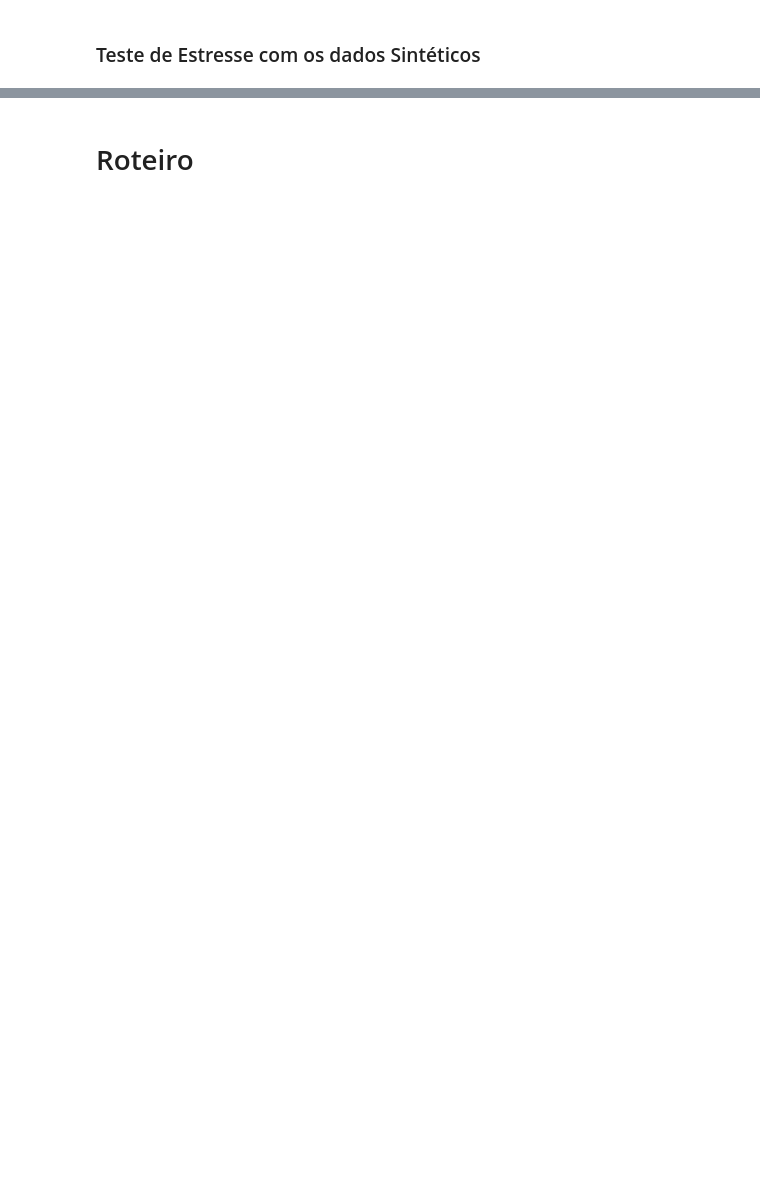
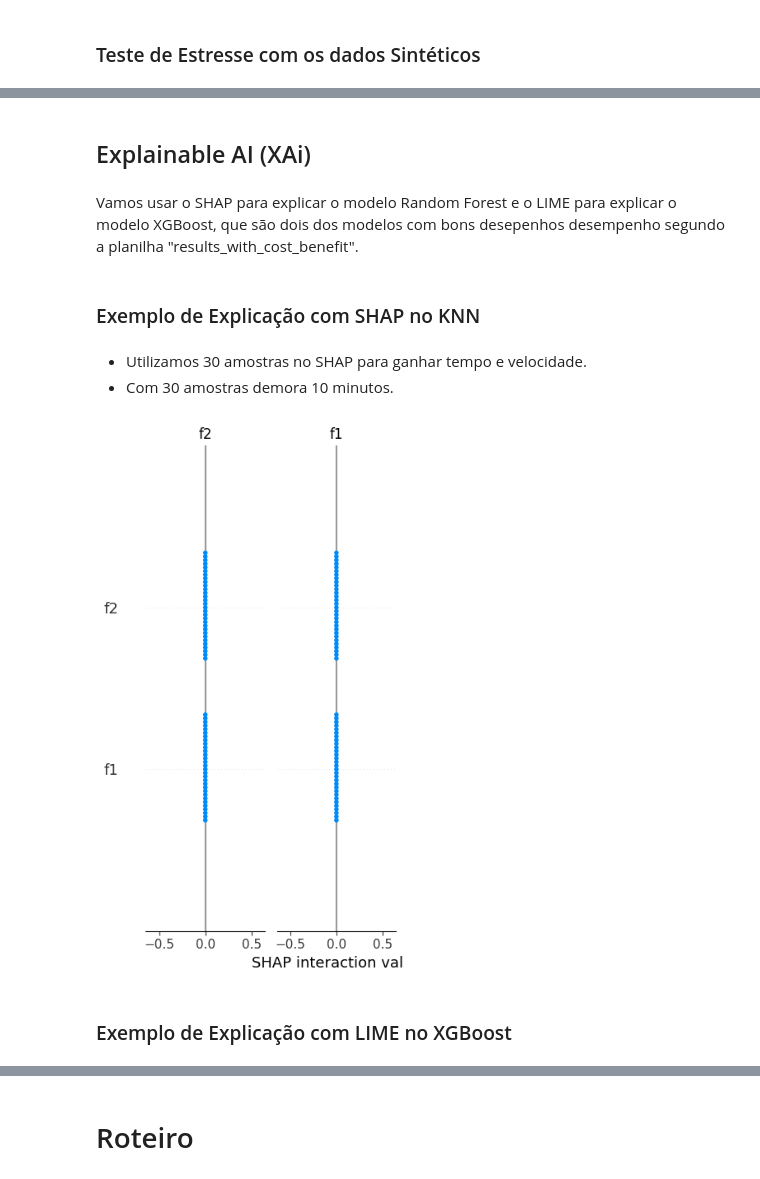
Before and after one commit to williamlapa/mestrado_mineracao, a Jupyter notebook: notebook_experimento.ipynb, the cells around one changed output, grey strips where cells are left out. Cells and saved outputs as stored; diff of their text form; code cells hidden in the pictures; blank space fills up the shorter version.

```diff
--- a/notebook_experimento.ipynb
+++ b/notebook_experimento.ipynb
@@ -1227,0 +1140,31 @@ Resultados Gerais:
+# %% [markdown]
+## Explainable AI (XAi)
+# %% [markdown]
+Vamos usar o SHAP para explicar o modelo Random Forest e o LIME para explicar o modelo XGBoost, que são dois dos modelos com bons desepenhos desempenho segundo a planilha "results_with_cost_benefit".
+# %% [markdown]
+### Exemplo de Explicação com SHAP no KNN
+# %% [markdown]
+- Utilizamos 30 amostras no SHAP para ganhar tempo e velocidade.
+- Com 30 amostras demora 10 minutos.
+# %%
+import shap
+from sklearn.neighbors import KNeighborsClassifier
+
+# Criar e treinar o modelo KNN
+knn = KNeighborsClassifier(n_neighbors=1, p=1)
+knn.fit(X_train_resampled, y_train_resampled)
+
+# Usar um subconjunto menor de dados para o explainer
+background = shap.sample(X_train_resampled, 30)  # Amostra menor para melhorar a velocidade
+explainer = shap.KernelExplainer(knn.predict_proba, background)
+
+# Calcular os valores SHAP para um subconjunto do conjunto de teste
+X_test_subset = shap.sample(X_test, 30)  # Usar um subconjunto do teste
+shap_values = explainer.shap_values(X_test_subset)
+
+# Visualizar os valores SHAP
+shap.summary_plot(shap_values, X_test_subset)
+# %% [output]
+[figure, added]
+# %% [markdown]
+### Exemplo de Explicação com LIME no XGBoost
```
Also changed, not shown: parts of 16 cells of this notebook, 8 other files.
